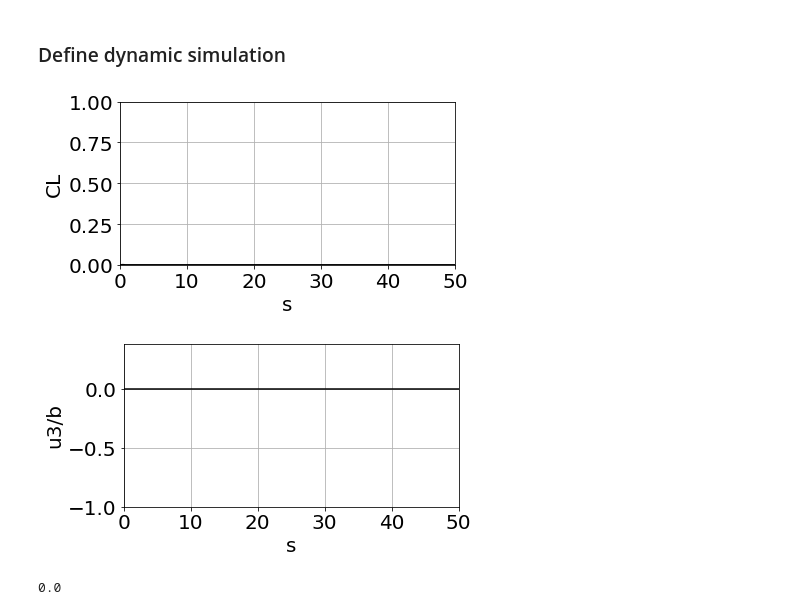
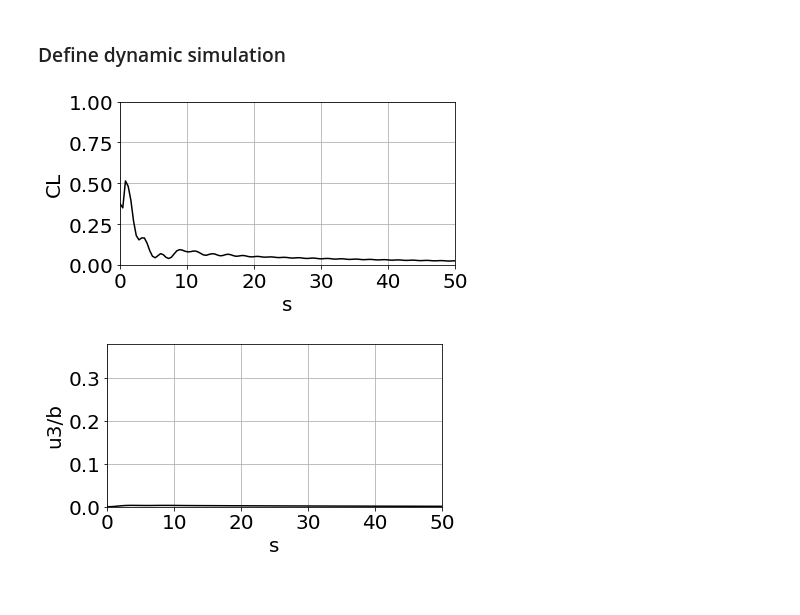
Before and after one commit to ImperialCollegeLondon/flexibleaircraftbook, a Jupyter notebook: 07UnsteadyAero/prismatic_gust.ipynb, the cells around one changed output. Saved outputs shown, nothing was run; the diff lists cells and outputs as text; code cells hidden in the pictures.

Commit message:
Add postprocessors and convect gust

```diff
--- a/07UnsteadyAero/prismatic_gust.ipynb
+++ b/07UnsteadyAero/prismatic_gust.ipynb
@@ -201,6 +203,7 @@ SimInfo.solvers['SHARPy']['flow'] = [
                         'BeamLoader',
                         'AerogridLoader',
                         'StaticCoupled',
+                        'AeroForcesCalculator',
                         'DynamicCoupled']
 SimInfo.solvers['SHARPy']['case'] = 'cdynamic'
 # %%
@@ -224,15 +227,21 @@ else:
     SimInfo.solvers['DynamicCoupled']['structural_solver_settings'] = SimInfo.solvers['NonLinearDynamicPrescribedStep']
 SimInfo.solvers['DynamicCoupled']['aero_solver'] = 'StepUvlm'
 SimInfo.solvers['DynamicCoupled']['aero_solver_settings'] = SimInfo.solvers['StepUvlm']
-SimInfo.solvers['DynamicCoupled']['postprocessors'] = ['BeamPlot', 'AerogridPlot']
+SimInfo.solvers['DynamicCoupled']['postprocessors'] = ['BeamPlot', 'AerogridPlot', 'AeroForcesCalculator', 'WriteVariablesTime']
 SimInfo.solvers['DynamicCoupled']['postprocessors_settings'] = {
                           'BeamPlot': SimInfo.solvers['BeamPlot'],
-                          'AerogridPlot': SimInfo.solvers['AerogridPlot']}
+                          'AerogridPlot': SimInfo.solvers['AerogridPlot'],
+                          'AeroForcesCalculator': SimInfo.solvers['AeroForcesCalculator'],
+                          'WriteVariablesTime': {'structure_nodes': num_node//2,  # free end node_id
+                                                 'structure_variables': ['pos'],
+                                                 'cleanup_old_solution': 'on',
+                                                },
+                                                                }
 SimInfo.solvers['DynamicCoupled']['include_unsteady_force_contribution'] = True
 # %%
 nGusts = 1
-Force = np.zeros((time_steps,nGusts))
-tip_pos=np.zeros((time_steps,nGusts))
+Force = []
+tip_pos= []
 w0=0.5
 
 #Loop through all the angles of attack
@@ -242,6 +251,7 @@ for jGust in range(nGusts):
                                         'u_inf' : Vinf,
                                         'u_inf_direction': np.array([1.,0.,0.]),
                                         'gust_shape': '1-cos',
+                                        'relative_motion': 'on',
                                         'gust_parameters': {
                                                        'gust_length': gust_length,
                                                        'gust_intensity':w0}}
@@ -254,9 +264,15 @@ for jGust in range(nGusts):
                                          SimInfo.solvers['SHARPy']['route'] +
                                          SimInfo.solvers['SHARPy']['case'] +
                                          '.sharpy'])
-    for it in range(time_steps):
-        Force  [it,jGust] = sharpy_output.aero.beam.timestep_info[it].total_forces[2]/2
-        tip_pos[it,jGust] = sharpy_output.structure.timestep_info[it].pos[num_node, 2]
+    # post-processing
+    # load total aerodynamic forces in the inertial frame
+    aeroforces = np.loadtxt(SimInfo.solvers['SHARPy']['log_folder'] + '/' + SimInfo.solvers['SHARPy']['case'] + '/forces/forces_aeroforces.txt', delimiter=',')
+    Force_j = aeroforces[1:, 3] + aeroforces[1:, 6] # steady + unsteady forces in G frame, extra time step is for the steady solution and can be removed
+    Force.append(Force_j)
+
+    # load the position of the wing tip node
+    tip_pos_j = np.loadtxt(SimInfo.solvers['SHARPy']['log_folder'] + '/' + SimInfo.solvers['SHARPy']['case'] + f'/WriteVariablesTime/struct_pos_node{num_node//2:02g}.dat')[:, -1]
+    tip_pos.append(tip_pos_j)
 
 gc.clean_test_files(SimInfo.solvers['SHARPy']['route'], SimInfo.solvers['SHARPy']['case'])
 # %%
@@ -266,23 +282,21 @@ fig, plotb = plt.subplots(1,1, figsize=(6, 3))
 plotb.grid()
 plotb.set_xlabel("s")
 plotb.set_ylabel("CL")
-plotb.plot(2*time*Vinf/chord, Force/(.5*rho*(Vinf*w0)*chord*aspect_ratio*2*np.pi), linestyle='-', c='black')
+for jGust in range(nGusts):
+    plotb.plot(2*time*Vinf/chord, Force[jGust]/(.5*rho*(Vinf*w0)*chord*aspect_ratio*2*np.pi), linestyle='-', c='black')
 plotb.set(xlim=(0, 50), ylim=(0., 1))
 #plt.show()
 fig.savefig("prismatic-gust-rho1-cl.eps",  format='eps', dpi=1000, bbox_inches='tight')
 # %% [output]
-[figure, old version]
+[figure, new version]
 # %%
 fig, plots = plt.subplots(1,1, figsize=(6, 3))
 plots.grid()
 plots.set_xlabel("s")
 plots.set_ylabel("u3/b")
-plots.plot(2*time*Vinf/chord, tip_pos/(chord*aspect_ratio), linestyle='-', c='black')
+for jGust in range(nGusts):
+    plots.plot(2*time*Vinf/chord, tip_pos[jGust]/(chord*aspect_ratio), linestyle='-', c='black')
 plots.set(xlim=(0, 50), ylim=(0.0, 0.38))
 fig.savefig("prismatic-gust-alpha10-tip.eps",  format='eps', dpi=1000, bbox_inches='tight')
 # %% [output]
-[figure, old version]
+[figure, new version]
-# %%
-np.amin(tip_pos)
-# %% [output]
-0.0
```
Also changed, not shown: parts of 2 cells of this notebook.
